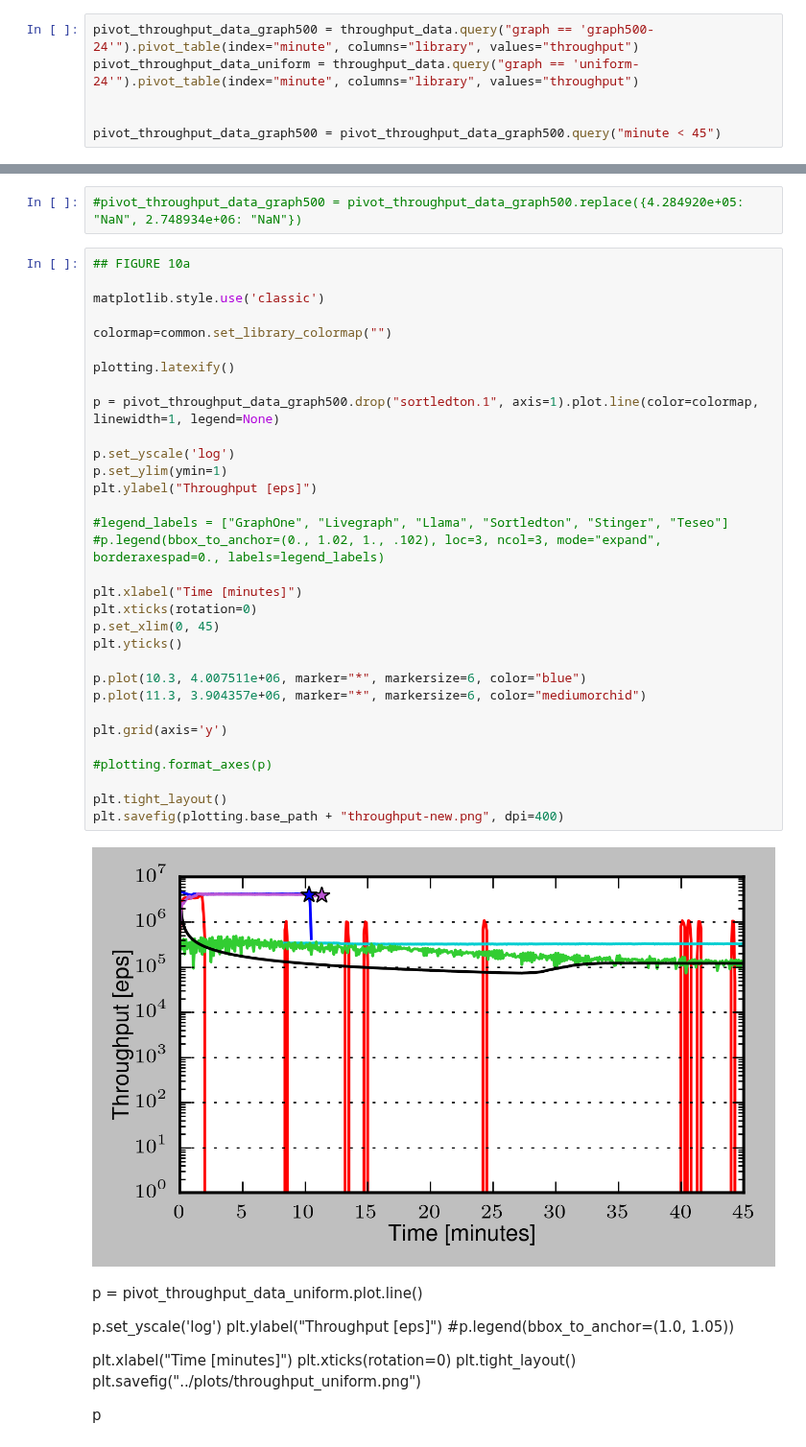
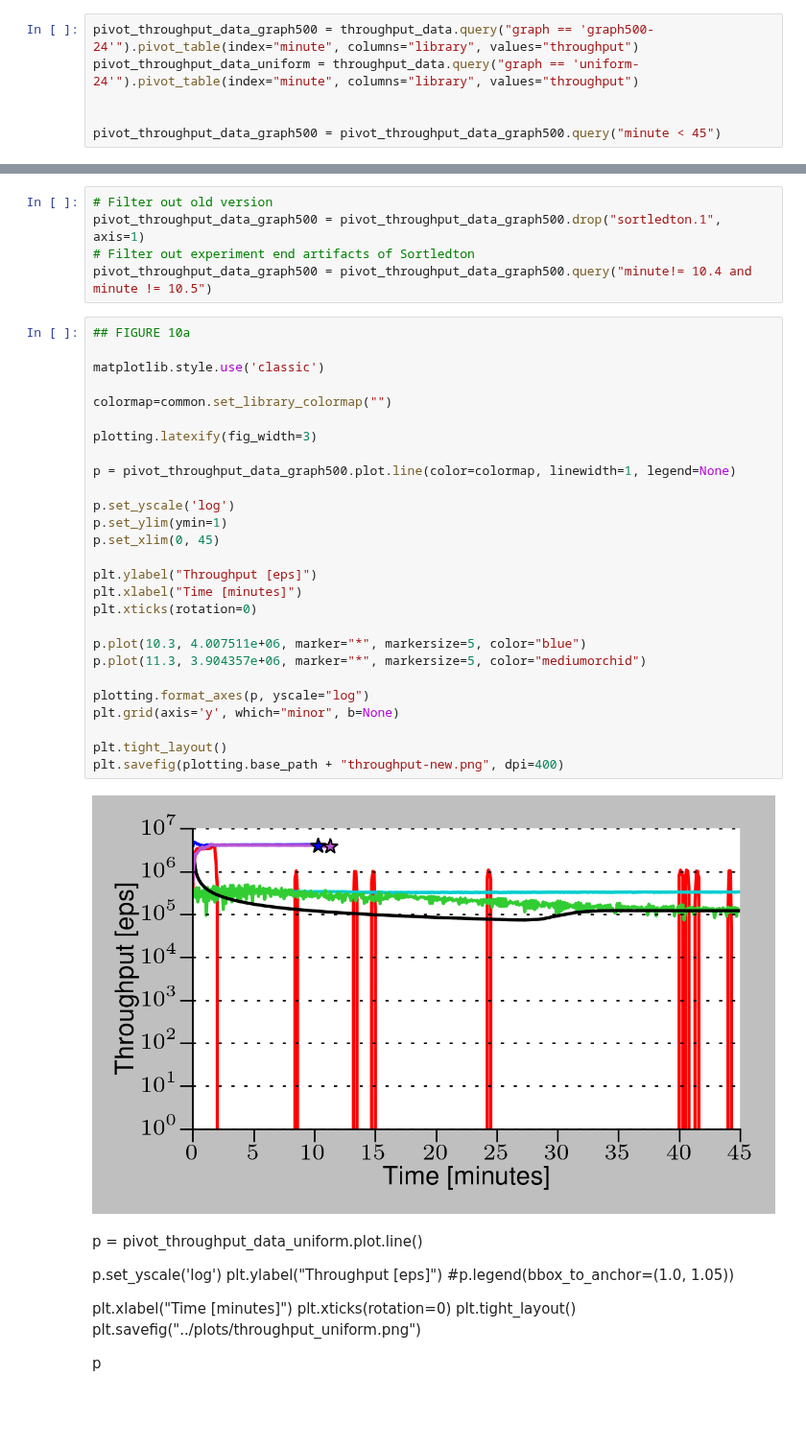
Before and after one commit to PerFuchs/gfe_notebooks, a Jupyter notebook: aging_experiment.ipynb, the cells around one changed output, grey strips where cells are left out. Shown at 96% size. Cells and saved outputs as stored; diff of their text form; blank space fills up the shorter version.

```diff
--- a/aging_experiment.ipynb
+++ b/aging_experiment.ipynb
@@ -237,41 +235,39 @@ pivot_throughput_data_graph500
 | 39.6 | 0.000000e+00 | 325596.714286 | 92219.809524 | NaN | NaN | 1.213118e+05 | NaN |
 | 39.7 | 0.000000e+00 | 330116.466667 | 114736.933333 | NaN | NaN | 1.216524e+05 | NaN |
 # %%
-#pivot_throughput_data_graph500 = pivot_throughput_data_graph500.replace({4.284920e+05: "NaN", 2.748934e+06: "NaN"})
+# Filter out old version
+pivot_throughput_data_graph500 = pivot_throughput_data_graph500.drop("sortledton.1", axis=1)
+# Filter out experiment end artifacts of Sortledton
+pivot_throughput_data_graph500 = pivot_throughput_data_graph500.query("minute!= 10.4 and minute != 10.5")
 # %%
 ## FIGURE 10a
 
 matplotlib.style.use('classic')
 
 colormap=common.set_library_colormap("")
 
-plotting.latexify()
+plotting.latexify(fig_width=3)
 
-p = pivot_throughput_data_graph500.drop("sortledton.1", axis=1).plot.line(color=colormap, linewidth=1, legend=None)
+p = pivot_throughput_data_graph500.plot.line(color=colormap, linewidth=1, legend=None)
 
 p.set_yscale('log')
 p.set_ylim(ymin=1)
+p.set_xlim(0, 45)
+
 plt.ylabel("Throughput [eps]")
-
-#legend_labels = ["GraphOne", "Livegraph", "Llama", "Sortledton", "Stinger", "Teseo"]
-#p.legend(bbox_to_anchor=(0., 1.02, 1., .102), loc=3, ncol=3, mode="expand", borderaxespad=0., labels=legend_labels)
-
 plt.xlabel("Time [minutes]")
 plt.xticks(rotation=0)
-p.set_xlim(0, 45)
-plt.yticks()
 
-p.plot(10.3, 4.007511e+06, marker="*", markersize=6, color="blue")
-p.plot(11.3, 3.904357e+06, marker="*", markersize=6, color="mediumorchid")
+p.plot(10.3, 4.007511e+06, marker="*", markersize=5, color="blue")
+p.plot(11.3, 3.904357e+06, marker="*", markersize=5, color="mediumorchid")
 
-plt.grid(axis='y')
-
-#plotting.format_axes(p)
+plotting.format_axes(p, yscale="log")
+plt.grid(axis='y', which="minor", b=None)
 
 plt.tight_layout()
 plt.savefig(plotting.base_path + "throughput-new.png", dpi=400)
 # %% [output]
-[figure, old version]
+[figure, new version]
 # %% [markdown]
 p = pivot_throughput_data_uniform.plot.line()
 
```
Also changed, not shown: parts of 7 cells of this notebook.
